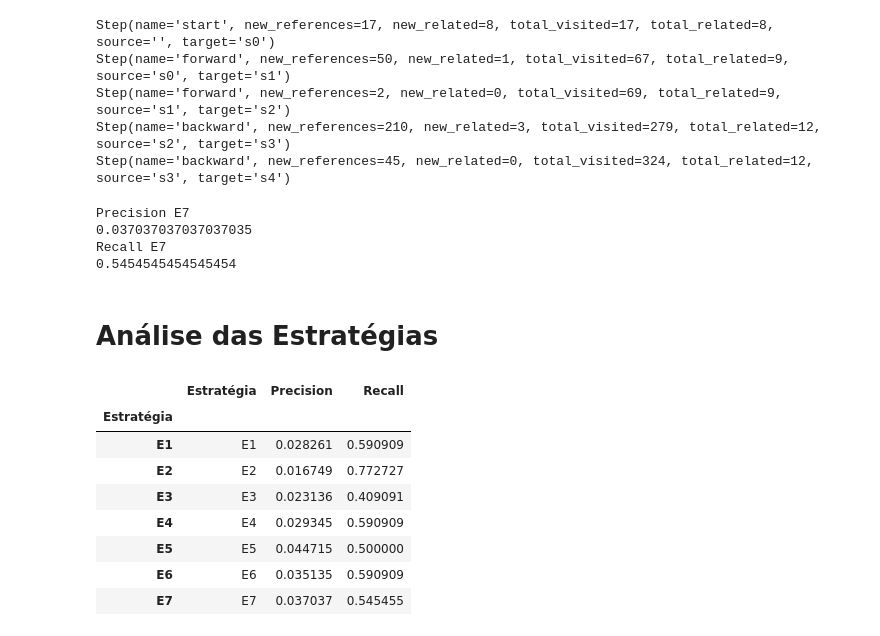
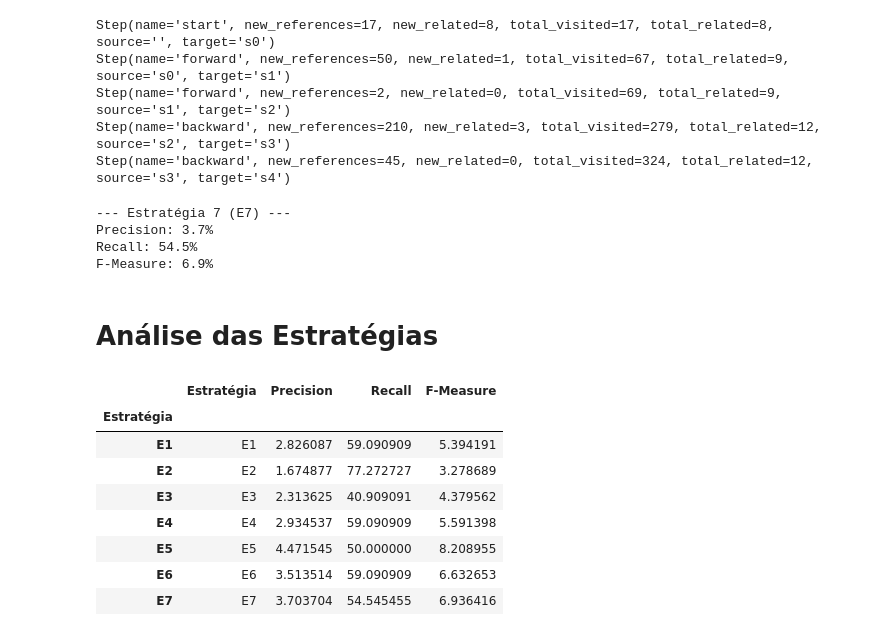
Before and after one commit to gems-uff/hybrid-strategies, a Jupyter notebook: experiment_1/notebooks/EstrategiaResumo.ipynb, the cells around one changed output. Cells and saved outputs as stored; diff of their text form; code cells hidden in the pictures.

```diff
--- a/experiment_1/notebooks/EstrategiaResumo.ipynb
+++ b/experiment_1/notebooks/EstrategiaResumo.ipynb
@@ -481,13 +471,14 @@ Step(name='backward', new_references=21, new_related=0, total_visited=194, total
 Step(name='forward', new_references=163, new_related=3, total_visited=357, total_related=13, source='s2', target='s3')
 Step(name='forward', new_references=13, new_related=0, total_visited=370, total_related=13, source='s3', target='s4')
 # %%
+print ("--- Estratégia 6 (E6) ---")
 name = "E6"
-print ("Precision " + name)
-EP = len (state.related) / len (state.visited)
-print (EP)
-print ("Recall " + name)
-ER = len (state.related) / len (TOTAL)
-print (ER)
+EP = (len (state.related) / len (state.visited))*100
+print ("Precision: " + "%.1f" %EP +"%")
+ER = (len (state.related) / len (TOTAL))*100
+print ("Recall: " + "%.1f" %ER +"%")
+FS = 2*((EP*ER)/(EP+ER))
+print ("F-Measure: " + "%.1f" %FS +"%")
 
-array.append((name, EP, ER))
+array.append((name, EP, ER, FS))
 # %% [output]
@@ -511,39 +502,40 @@ Step(name='forward', new_references=2, new_related=0, total_visited=69, total_re
 Step(name='backward', new_references=210, new_related=3, total_visited=279, total_related=12, source='s2', target='s3')
 Step(name='backward', new_references=45, new_related=0, total_visited=324, total_related=12, source='s3', target='s4')
 # %%
+print ("--- Estratégia 7 (E7) ---")
 name = "E7"
-print ("Precision " + name)
-EP = len (state.related) / len (state.visited)
-print (EP)
-print ("Recall " + name)
-ER = len (state.related) / len (TOTAL)
-print (ER)
+EP = (len (state.related) / len (state.visited))*100
+print ("Precision: " + "%.1f" %EP +"%")
+ER = (len (state.related) / len (TOTAL))*100
+print ("Recall: " + "%.1f" %ER +"%")
+FS = 2*((EP*ER)/(EP+ER))
+print ("F-Measure: " + "%.1f" %FS +"%")
 
-array.append((name, EP, ER))
+array.append((name, EP, ER, FS))
 # %% [output]
-Precision E7
-0.037037037037037035
-Recall E7
-0.5454545454545454
+--- Estratégia 7 (E7) ---
+Precision: 3.7%
+Recall: 54.5%
+F-Measure: 6.9%
 # %% [markdown]
 # Análise das Estratégias
 # %%
 %matplotlib notebook
 import pandas as pd
 # %%
-df = pd.DataFrame (array,columns = ['Estratégia','Precision','Recall'])
+df = pd.DataFrame (array,columns = ['Estratégia','Precision','Recall','F-Measure'])
 df.index = df['Estratégia']
 df
 # %% [output]
-|  | Estratégia | Precision | Recall |
-| Estratégia |  |  |  |
-| E1 | E1 | 0.028261 | 0.590909 |
-| E2 | E2 | 0.016749 | 0.772727 |
-| E3 | E3 | 0.023136 | 0.409091 |
-| E4 | E4 | 0.029345 | 0.590909 |
-| E5 | E5 | 0.044715 | 0.500000 |
-| E6 | E6 | 0.035135 | 0.590909 |
-| E7 | E7 | 0.037037 | 0.545455 |
+|  | Estratégia | Precision | Recall | F-Measure |
+| Estratégia |  |  |  |  |
+| E1 | E1 | 2.826087 | 59.090909 | 5.394191 |
+| E2 | E2 | 1.674877 | 77.272727 | 3.278689 |
+| E3 | E3 | 2.313625 | 40.909091 | 4.379562 |
+| E4 | E4 | 2.934537 | 59.090909 | 5.591398 |
+| E5 | E5 | 4.471545 | 50.000000 | 8.208955 |
+| E6 | E6 | 3.513514 | 59.090909 | 6.632653 |
+| E7 | E7 | 3.703704 | 54.545455 | 6.936416 |
 # %%
 import matplotlib.pyplot as plt
 ax = df.plot.bar(title ="Precision e Recall das Estratégias")
```
Also changed, not shown: parts of 9 cells of this notebook, 44 other files.
